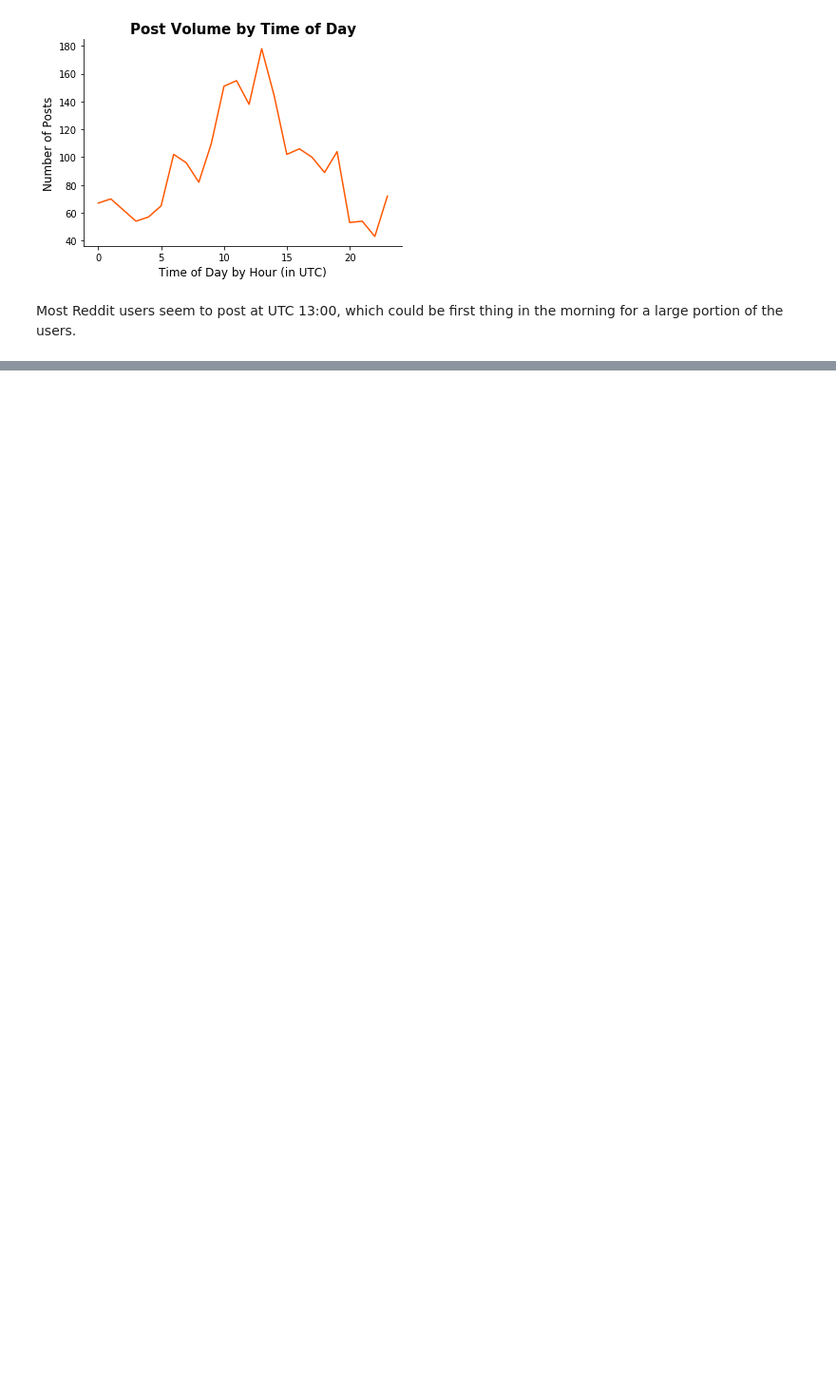
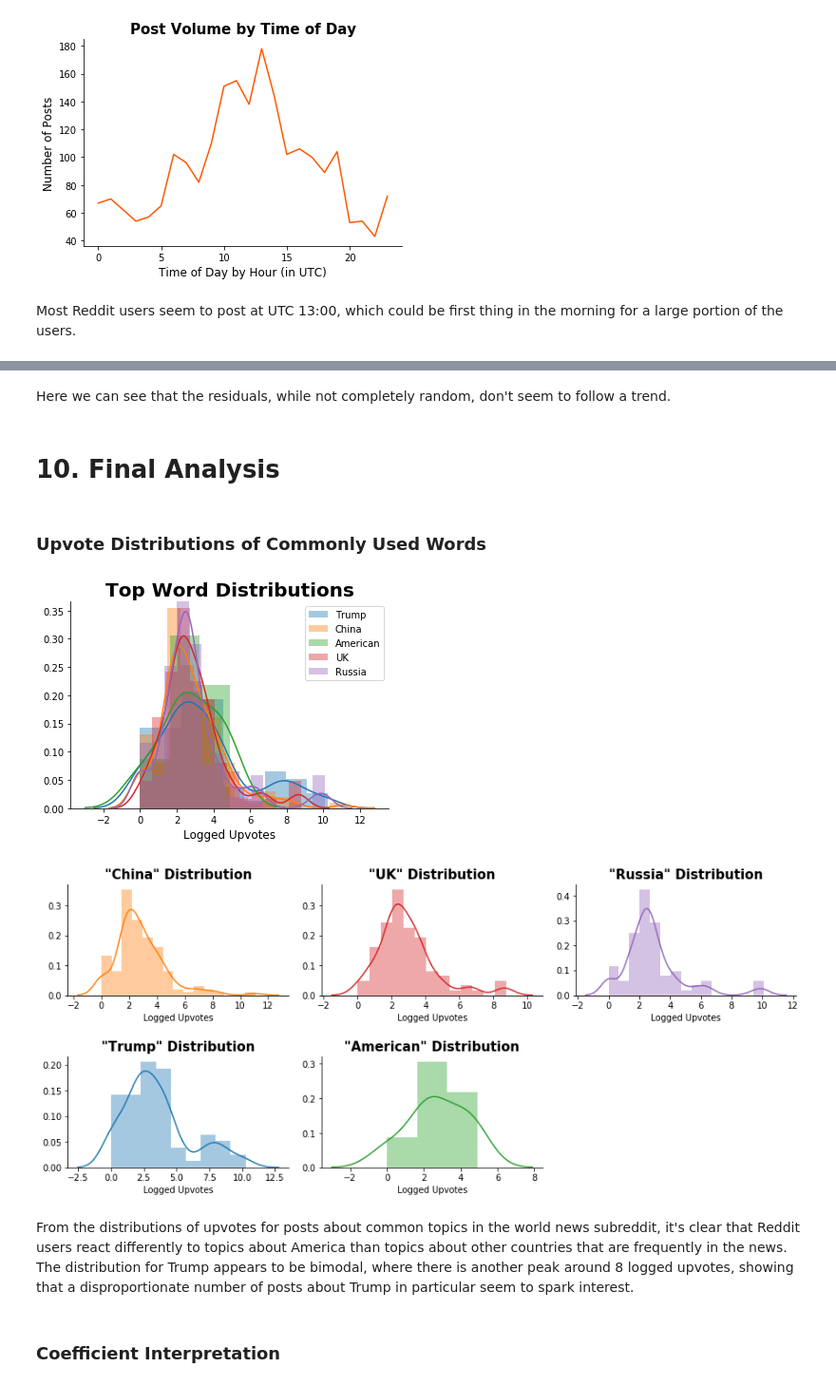
Before and after one commit to huangemma26/Bias_In_Reddit_News, a Jupyter notebook: Clean_and_Regress.ipynb, the cells around one changed output, grey strips where cells are left out. Shown at 95% size. Cells and saved outputs as stored; diff of their text form; code cells hidden in the pictures; blank space fills up the shorter version.

```diff
--- a/Clean_and_Regress.ipynb
+++ b/Clean_and_Regress.ipynb
@@ -94,5 +109,5 @@ df['post_age'] = df['post_age'].apply(to_timedelta)
 # %%
-# Delete posts under three hours
+three_hours = pd.Timedelta('3 hours')
 df = df[df.post_age >= three_hours].reset_index(drop=True)
 # %% [markdown]
 # 4. Feature Engineering
@@ -867,0 +292,6 @@ sns.despine();
+# %%
+# Convert time to seconds
+def to_secs(item):
+    return item.total_seconds()
+
+df['post_age'] = df['post_age'].apply(to_secs)
@@ -867,0 +410,61 @@ sns.despine();
+# %% [markdown]
+Here we can see that the residuals, while not completely random, don't seem to follow a trend.
+# %% [markdown]
+# 10. Final Analysis
+# %% [markdown]
+### Upvote Distributions of Commonly Used Words
+# %%
+# Overlayed plots for direct, to scale, comparison
+palette = sns.color_palette()
+
+sns.distplot(regress[regress.trump > 0]['upvotes_logged'], label = 'Trump')
+sns.distplot(regress[regress.china > 0]['upvotes_logged'], label = 'China')
+sns.distplot(regress[regress.american > 0]['upvotes_logged'], label = 'American')
+sns.distplot(regress[regress.uk > 0]['upvotes_logged'], label = 'UK')
+sns.distplot(regress[regress.russia > 0]['upvotes_logged'], label = 'Russia')
+plt.title('Top Word Distributions', fontsize = 20, weight = 'bold')
+plt.xlabel('Logged Upvotes', fontsize = 12)
+plt.legend()
+sns.despine()
+plt.show();
+
+# Individual plots for clarity
+plt.figure(figsize=[15,6])
+plt.subplots_adjust(wspace=0.15, hspace=0.55) # Adjust size
+
+plt.subplot(2,3,1)
+sns.distplot(regress[regress.china > 0]['upvotes_logged'], label = 'China', color = palette[1])
+plt.title('"China" Distribution', fontsize = 15, weight = 'bold')
+plt.xlabel('Logged Upvotes', fontsize = 10)
+sns.despine();
+
+plt.subplot(2,3,2)
+sns.distplot(regress[regress.uk > 0]['upvotes_logged'], label = 'UK', color = palette[3])
+plt.title('"UK" Distribution', fontsize = 15, weight = 'bold')
+plt.xlabel('Logged Upvotes', fontsize = 10)
+sns.despine();
+
+plt.subplot(2,3,3)
+sns.distplot(regress[regress.russia > 0]['upvotes_logged'], label = 'Russia', color = palette[4])
+plt.title('"Russia" Distribution', fontsize = 15, weight = 'bold')
+plt.xlabel('Logged Upvotes', fontsize = 10)
+sns.despine();
+
+plt.subplot(2,3,4)
+sns.distplot(regress[regress.trump > 0]['upvotes_logged'], label = 'Trump', color = palette[0])
+plt.title('"Trump" Distribution', fontsize = 15, weight = 'bold')
+plt.xlabel('Logged Upvotes', fontsize = 10)
+sns.despine();
+
+plt.subplot(2,3,5)
+sns.distplot(regress[regress.american > 0]['upvotes_logged'], label = 'American', color = palette[2])
+plt.title('"American" Distribution', fontsize = 15, weight = 'bold')
+plt.xlabel('Logged Upvotes', fontsize = 10)
+sns.despine();
+# %% [output]
+[figure, added]
+[figure, added]
+# %% [markdown]
+From the distributions of upvotes for posts about common topics in the world news subreddit, it's clear that Reddit users react differently to topics about America than topics about other countries that are frequently in the news. The distribution for Trump appears to be bimodal, where there is another peak around 8 logged upvotes, showing that a disproportionate number of posts about Trump in particular seem to spark interest.
+# %% [markdown]
+### Coefficient Interpretation
```
Also changed, not shown: parts of 179 cells of this notebook.
